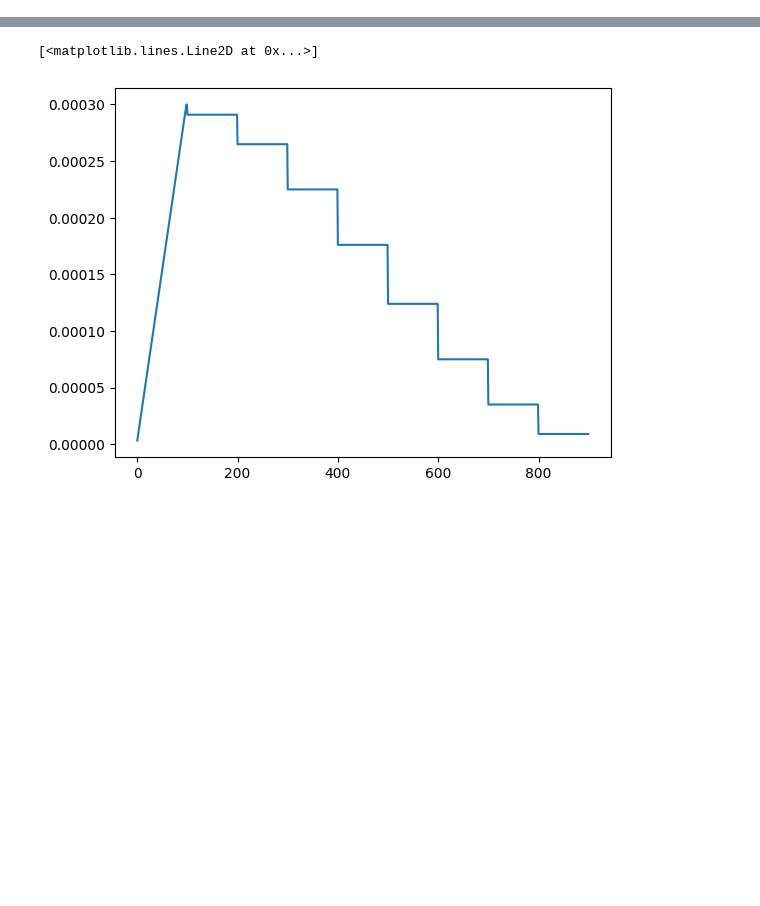
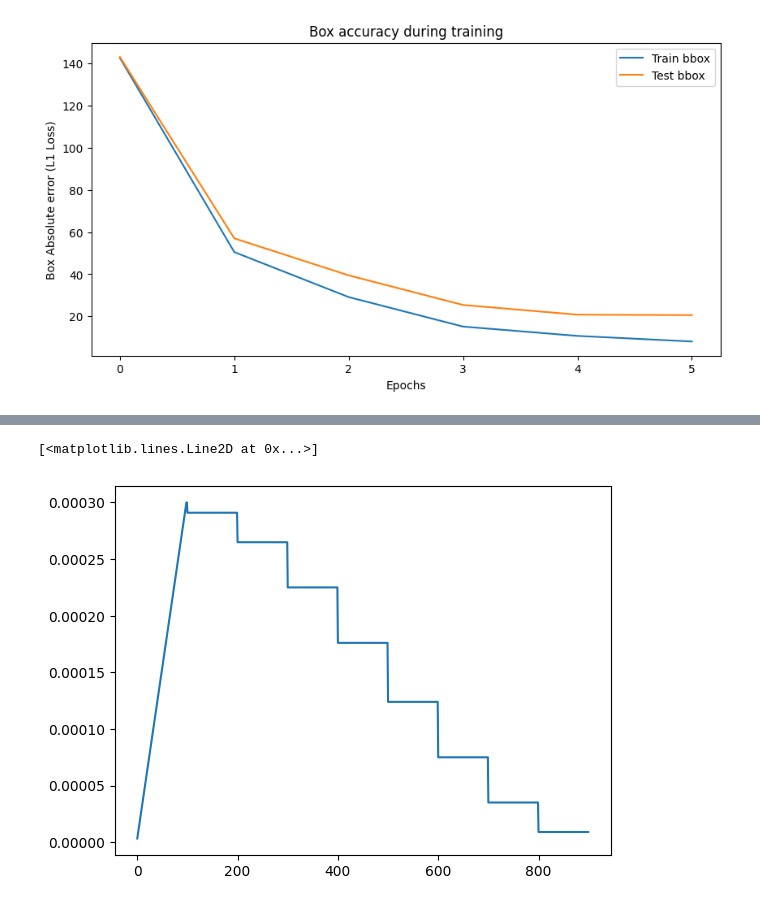
Before and after one commit to Molten-Ice/3dGolfPoseEstimation, a Jupyter notebook: dev-nbs/9-training-on-1k-images.ipynb, the cells around one changed output, grey strips where cells are left out. Cells and saved outputs as stored; diff of their text form; code cells hidden in the pictures; blank space fills up the shorter version.

```diff
--- a/dev-nbs/9-training-on-1k-images.ipynb
+++ b/dev-nbs/9-training-on-1k-images.ipynb
@@ -348,0 +334,13 @@ plt.show()
+# %%
+plt.figure(figsize=(10,5))
+plt.title("Box accuracy during training")
+
+plt.plot(np.array(metrics['Train_boxes']).mean(axis=1), label = "Train bbox")
+plt.plot(np.array(metrics['Test_boxes']).mean(axis=1), label = "Test bbox")
+
+plt.xlabel("Epochs")
+plt.ylabel("Box Absolute error (L1 Loss)")
+plt.legend()
+plt.show()
+# %% [output]
+[figure, added]
```
Also changed, not shown: parts of 22 cells of this notebook.
